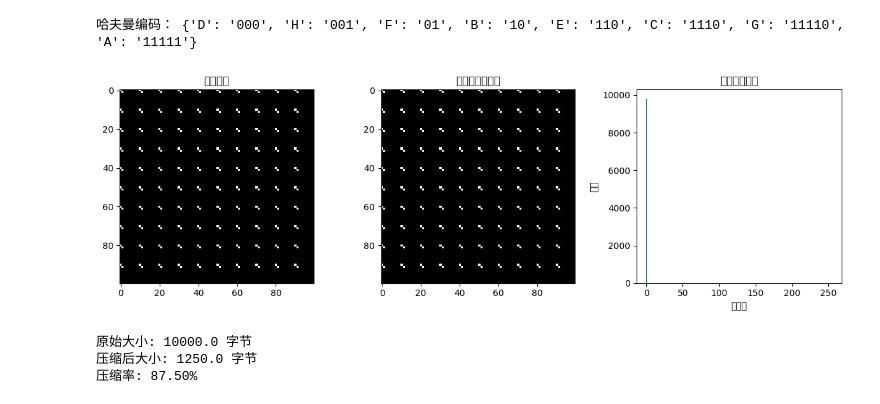
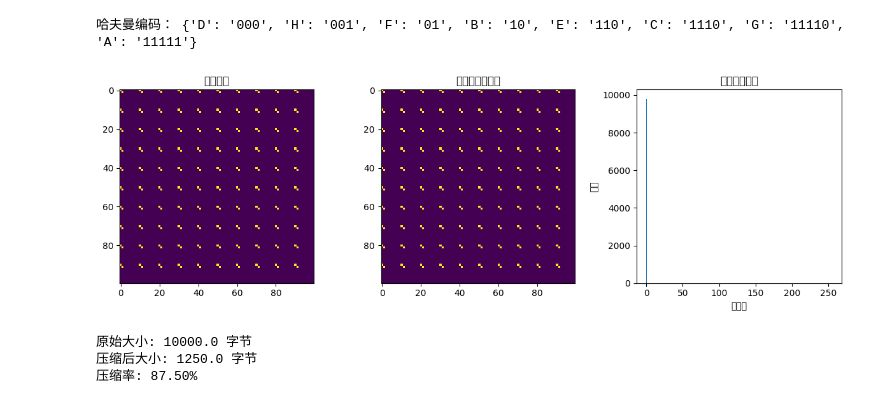
Before and after one commit to 333-he/data-structure, a Jupyter notebook: HUFFMAN_TREE.ipynb, the cells around one changed output. Saved outputs shown, nothing was run; the diff lists cells and outputs as text; code cells hidden in the pictures.

```diff
--- a/HUFFMAN_TREE.ipynb
+++ b/HUFFMAN_TREE.ipynb
@@ -166,11 +166,11 @@ def main():
     plt.figure(figsize=(12, 4))
     plt.subplot(131)
     plt.title('原始图像')
-    plt.imshow(img, cmap='gray')
+    plt.imshow(img)
+    #plt.imshow(img, cmap='gray')
 
     # 构建频率字典
     freq_dict = build_frequency_dict(image_data)
-
     # 构建哈夫曼树
     root = build_huffman_tree(freq_dict)
 
@@ -181,36 +181,36 @@ def main():
     compressed_bytes, padding = compress_image(image_data, code_table)
 
     # 计算压缩率
     original_size = image_data.size * 8  # 以比特为单位
     compressed_size = len(compressed_bytes) * 8
     compression_ratio = calculate_compression_ratio(original_size, compressed_size)
 
     # 解压缩图像
     decompressed_data = decompress_image(compressed_bytes, padding, root, image_data.shape)
-
     # 显示解压缩后的图像
     plt.subplot(132)
     plt.title('解压缩后的图像')
-    plt.imshow(Image.fromarray(decompressed_data), cmap='gray')
+    plt.imshow(Image.fromarray(decompressed_data))
+    #plt.imshow(Image.fromarray(decompressed_data), cmap='gray')
 
     # 显示频率分布
     plt.subplot(133)
     plt.title('像素频率分布')
     plt.bar(freq_dict.keys(), freq_dict.values())
     plt.xlabel('像素值')
     plt.ylabel('频率')
 
     plt.tight_layout()
     plt.show()
 
     print(f"原始大小: {original_size/8} 字节")
     print(f"压缩后大小: {compressed_size/8} 字节")
     print(f"压缩率: {compression_ratio:.2f}%")
 
 if __name__ == "__main__":
     main()
 # %% [output]
-[figure, old version]
+[figure, new version]
 原始大小: 10000.0 字节
 压缩后大小: 1250.0 字节
 压缩率: 87.50%
```
Also changed, not shown: parts of 2 cells of this notebook, 2 other files.
